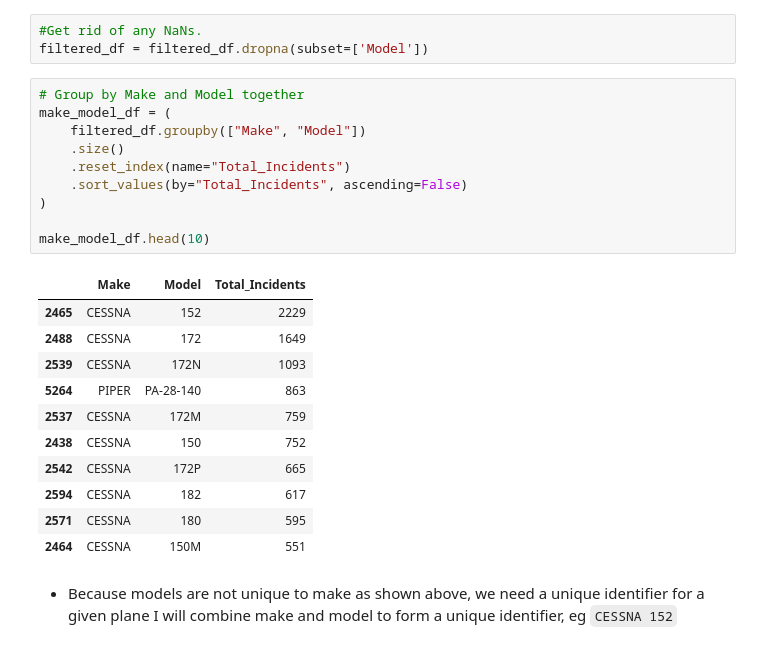
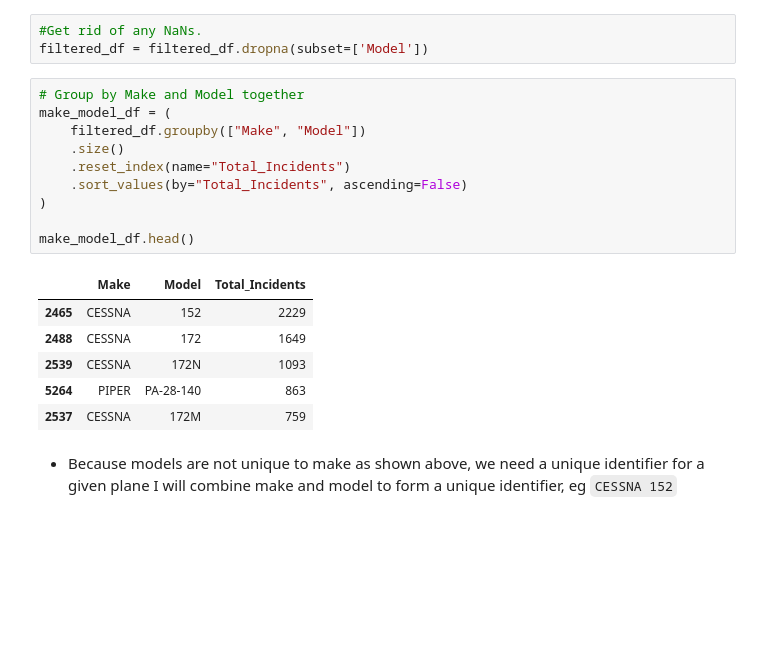
Before and after one commit to genevieveemmy/dsc-course0-m8-lab, a Jupyter notebook: Aviation_Accidents_Cleaning.ipynb, the cells around one changed output. Drawn from its saved outputs; the diff is of its cells as text; blank space fills up the shorter version.

```diff
--- a/Aviation_Accidents_Cleaning.ipynb
+++ b/Aviation_Accidents_Cleaning.ipynb
@@ -390,25 +390,20 @@ filtered_df = filtered_df.dropna(subset=['Model'])
 # %%
 # Group by Make and Model together
 make_model_df = (
     filtered_df.groupby(["Make", "Model"])
     .size()
     .reset_index(name="Total_Incidents")
     .sort_values(by="Total_Incidents", ascending=False)
 )
 
-make_model_df.head(10)
+make_model_df.head()
 # %% [output]
 |  | Make | Model | Total_Incidents |
 | 2465 | CESSNA | 152 | 2229 |
 | 2488 | CESSNA | 172 | 1649 |
 | 2539 | CESSNA | 172N | 1093 |
 | 5264 | PIPER | PA-28-140 | 863 |
 | 2537 | CESSNA | 172M | 759 |
-| 2438 | CESSNA | 150 | 752 |
-| 2542 | CESSNA | 172P | 665 |
-| 2594 | CESSNA | 182 | 617 |
-| 2571 | CESSNA | 180 | 595 |
-| 2464 | CESSNA | 150M | 551 |
 # %% [markdown]
 * Because models are not unique to make as shown above, we need a unique identifier for a given plane
 I will combine make and model to form a unique identifier, eg `CESSNA 152`
```
